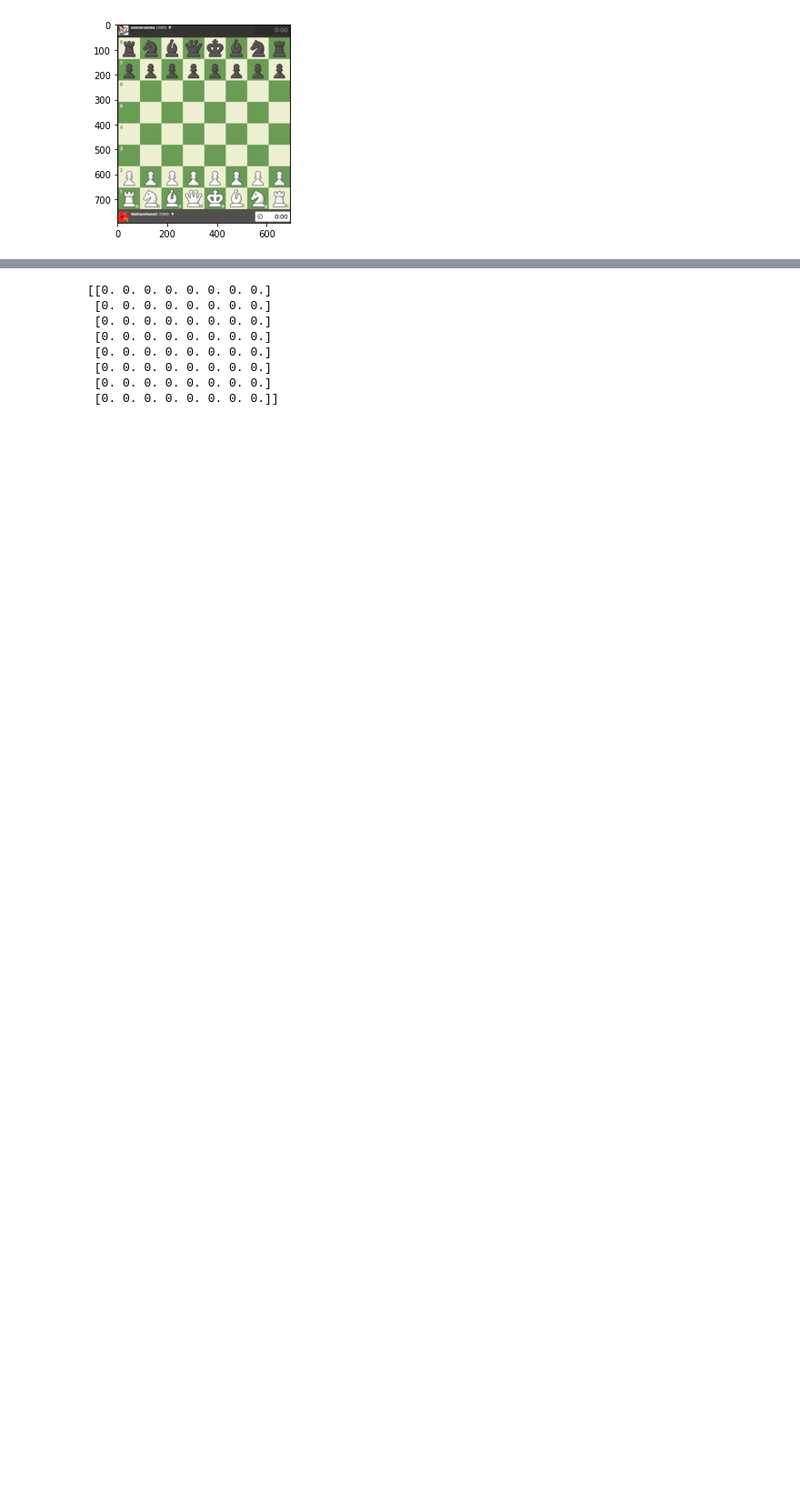
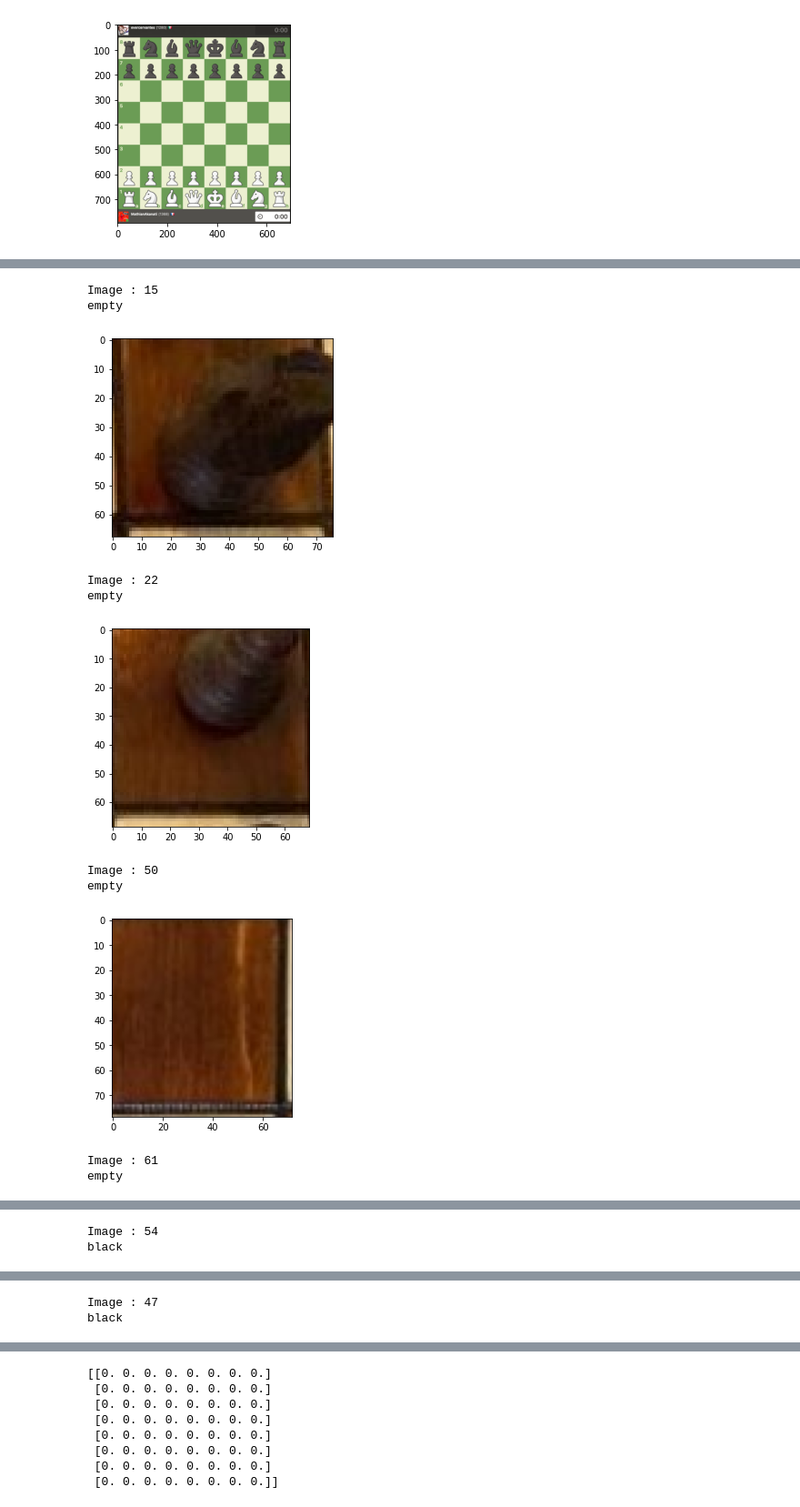
Before and after one commit to GuilhemPrince/VisualChess, a Jupyter notebook: code/get_array_from_board_intersec.ipynb, the cells around one changed output, grey strips where cells are left out. Shown at 91% size. Cells and saved outputs as stored; diff of their text form; code cells hidden in the pictures; blank space fills up the shorter version.

```diff
--- a/code/get_array_from_board_intersec.ipynb
+++ b/code/get_array_from_board_intersec.ipynb
@@ -56,30 +58,42 @@ plt.show()
 # %%
 square_states = ['empty', 'white', 'black']
 
 def square_color(square):
     '''
         return 0 if the square is empty
         return 1 if there is a white piece in the square
         return 2 if the piece is black
     '''
     if u.is_piece_in_square(square):
         return 2 - u.is_piece_white(square)
     return 0
 
 
 # for i in range(64):
 #     print('\nImage :', i)
 #     print(square_states[square_color(square_list[i])])
 #     plt.imshow(square_list[i], cmap='gray')
 #     plt.show()
 
-# pb_image = [15, 22, 50, 61, 54, 47]
-# for i in pb_image :
-#     print('\nImage :', i)
-#     print(square_states[square_color(square_list[i])])
-#     plt.imshow(square_list[i], cmap='gray')
-#     plt.show()
+pb_image = [15, 22, 50, 61, 54, 47]
+for i in pb_image :
+    print('\nImage :', i)
+    print(square_states[square_color(square_list[i])])
+    plt.imshow(square_list[i], cmap='gray')
+    plt.show()
 
 # On a des pb pour cette image, pour les résoudre, on va plutot s'intéresser au gradient relatif aux 3 couleurs !
 # S'intéreser uniquement au niveau de gris n'est pas suffisant
 # Détection de contour pour savoir si il y a une piece
+# %% [output]
+Image : 15
+empty
+[figure, added]
+Image : 22
+empty
+[figure, added]
+Image : 50
+empty
+[figure, added]
+Image : 61
+empty
@@ -85,0 +101,2 @@ def square_color(square):
+Image : 54
+black
@@ -85,0 +104,2 @@ def square_color(square):
+Image : 47
+black
```
Also changed, not shown: parts of 7 cells of this notebook, 5 other files.
